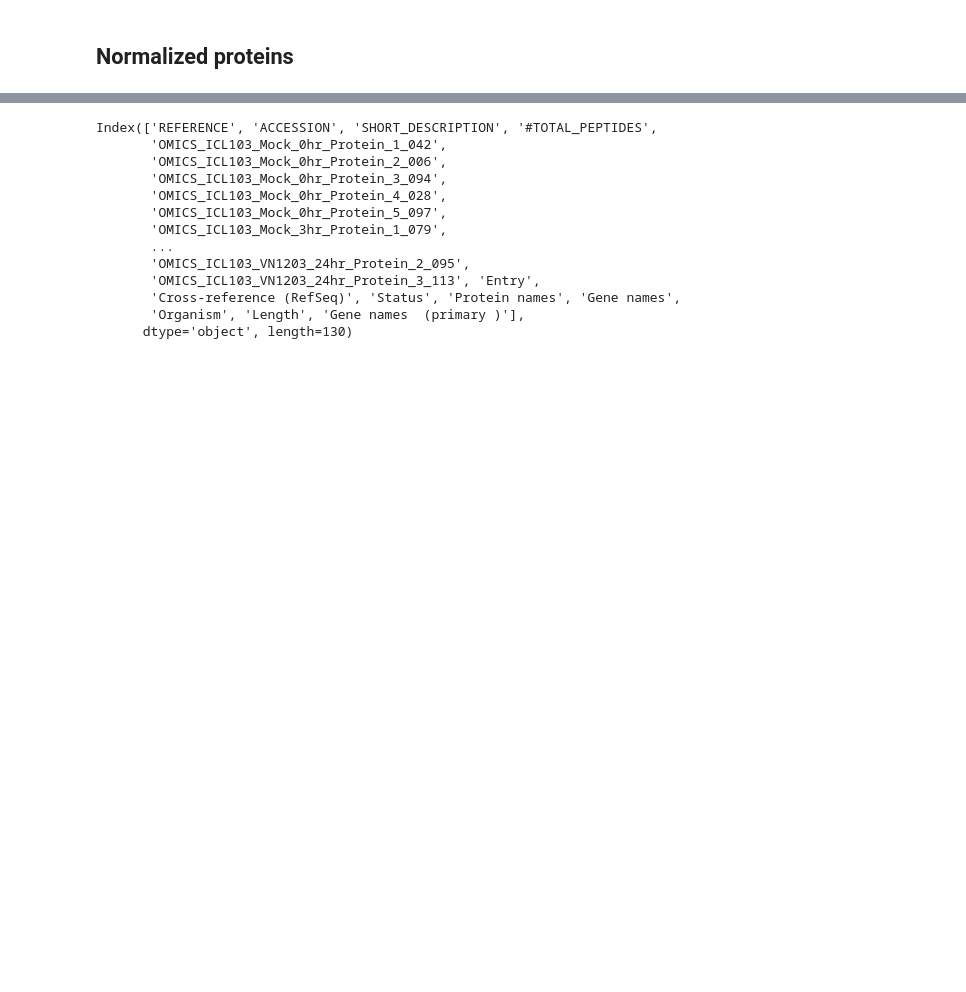
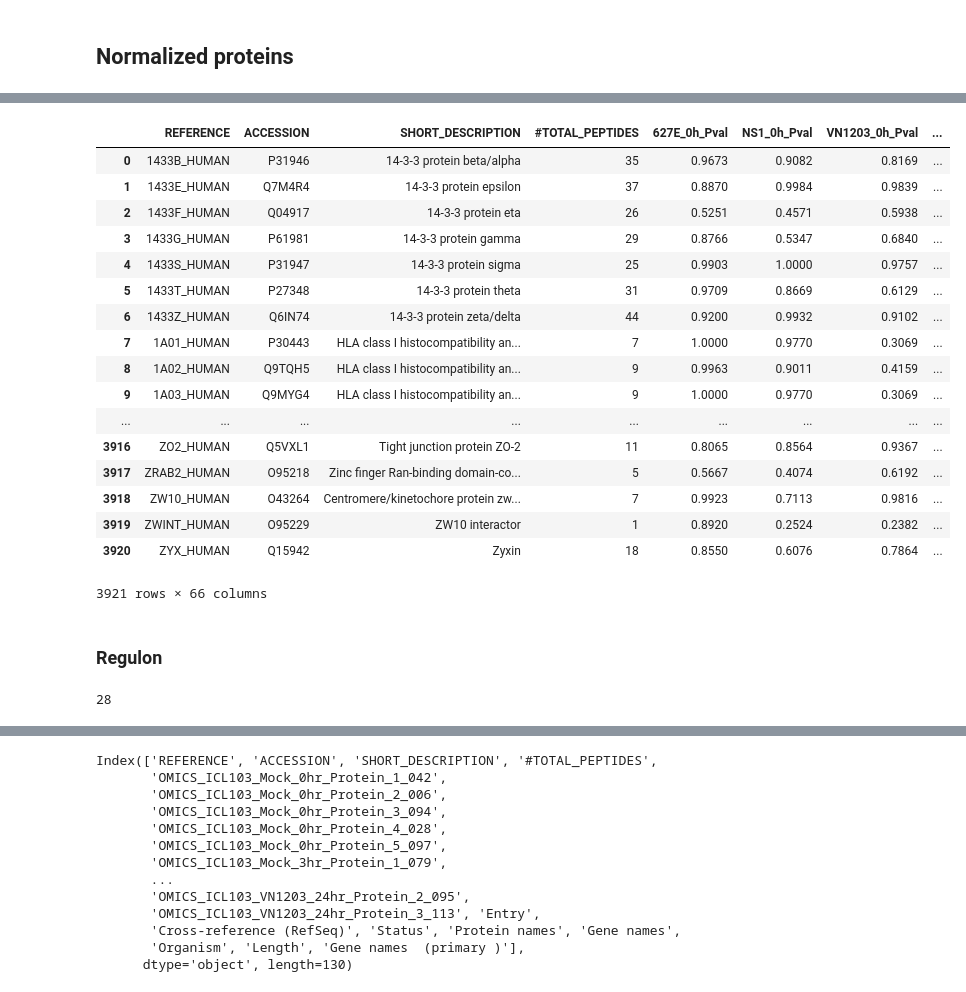
Before and after one commit to COVID-19-Causal-Reasoning/InfluenzaSBMLdemo, a Jupyter notebook: ICL103_to_CARNIVAL.ipynb, the cells around one changed output, grey strips where cells are left out. Saved outputs shown, nothing was run; the diff lists cells and outputs as text; code cells hidden in the pictures; blank space fills up the shorter version.

```diff
--- a/ICL103_to_CARNIVAL.ipynb
+++ b/ICL103_to_CARNIVAL.ipynb
@@ -609,3 +646,32 @@ norm_prot
 | 3919 | ZWINT_HUMAN | O95229 | ZW10 interactor | 1 | 15.509905 | NaN | ... |
 | 3920 | ZYX_HUMAN | Q15942 | Zyxin | 18 | 19.301759 | 18.586151 | ... |
 3921 rows × 130 columns
+# %%
+da_prot = pd.read_excel(prot_results_file,
+                         sheet_name='DA_Test_Results').join(uniprot, on='REFERENCE')
+da_prot
+# %% [output]
+|  | REFERENCE | ACCESSION | SHORT_DESCRIPTION | #TOTAL_PEPTIDES | 627E_0h_Pval | NS1_0h_Pval | VN1203_0h_Pval | ... |
+| 0 | 1433B_HUMAN | P31946 | 14-3-3 protein beta/alpha | 35 | 0.9673 | 0.9082 | 0.8169 | ... |
+| 1 | 1433E_HUMAN | Q7M4R4 | 14-3-3 protein epsilon | 37 | 0.8870 | 0.9984 | 0.9839 | ... |
+| 2 | 1433F_HUMAN | Q04917 | 14-3-3 protein eta | 26 | 0.5251 | 0.4571 | 0.5938 | ... |
+| 3 | 1433G_HUMAN | P61981 | 14-3-3 protein gamma | 29 | 0.8766 | 0.5347 | 0.6840 | ... |
+| 4 | 1433S_HUMAN | P31947 | 14-3-3 protein sigma | 25 | 0.9903 | 1.0000 | 0.9757 | ... |
+| 5 | 1433T_HUMAN | P27348 | 14-3-3 protein theta | 31 | 0.9709 | 0.8669 | 0.6129 | ... |
+| 6 | 1433Z_HUMAN | Q6IN74 | 14-3-3 protein zeta/delta | 44 | 0.9200 | 0.9932 | 0.9102 | ... |
+| 7 | 1A01_HUMAN | P30443 | HLA class I histocompatibility an... | 7 | 1.0000 | 0.9770 | 0.3069 | ... |
+| 8 | 1A02_HUMAN | Q9TQH5 | HLA class I histocompatibility an... | 9 | 0.9963 | 0.9011 | 0.4159 | ... |
+| 9 | 1A03_HUMAN | Q9MYG4 | HLA class I histocompatibility an... | 9 | 1.0000 | 0.9770 | 0.3069 | ... |
+| ... | ... | ... | ... | ... | ... | ... | ... | ... |
+| 3916 | ZO2_HUMAN | Q5VXL1 | Tight junction protein ZO-2 | 11 | 0.8065 | 0.8564 | 0.9367 | ... |
+| 3917 | ZRAB2_HUMAN | O95218 | Zinc finger Ran-binding domain-co... | 5 | 0.5667 | 0.4074 | 0.6192 | ... |
+| 3918 | ZW10_HUMAN | O43264 | Centromere/kinetochore protein zw... | 7 | 0.9923 | 0.7113 | 0.9816 | ... |
+| 3919 | ZWINT_HUMAN | O95229 | ZW10 interactor | 1 | 0.8920 | 0.2524 | 0.2382 | ... |
+| 3920 | ZYX_HUMAN | Q15942 | Zyxin | 18 | 0.8550 | 0.6076 | 0.7864 | ... |
+3921 rows × 66 columns
+# %% [markdown]
+### Regulon
+# %%
+len('DA_Test_Results_with_Regulon')
+# %% [output]
+28
```
Also changed, not shown: parts of 20 cells of this notebook, 55 other files.
